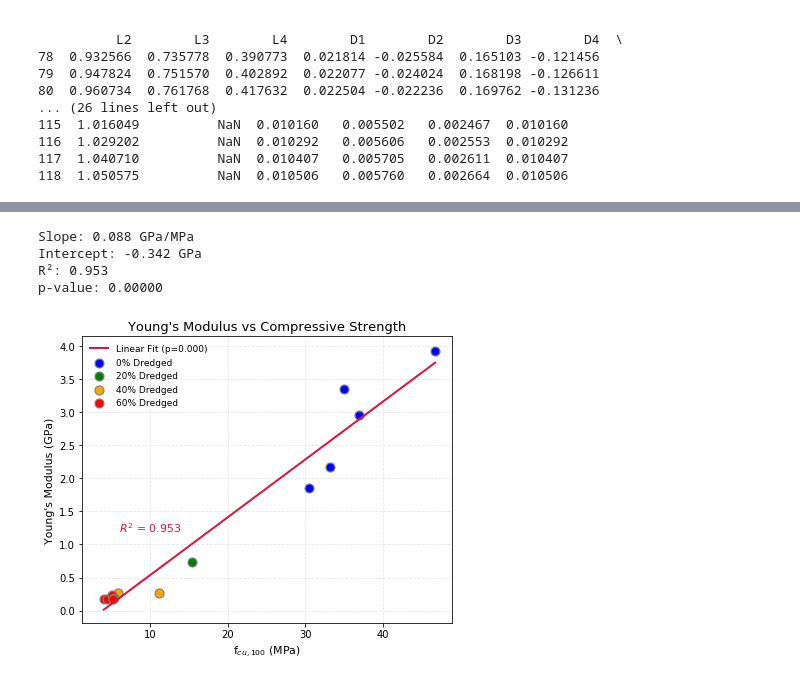
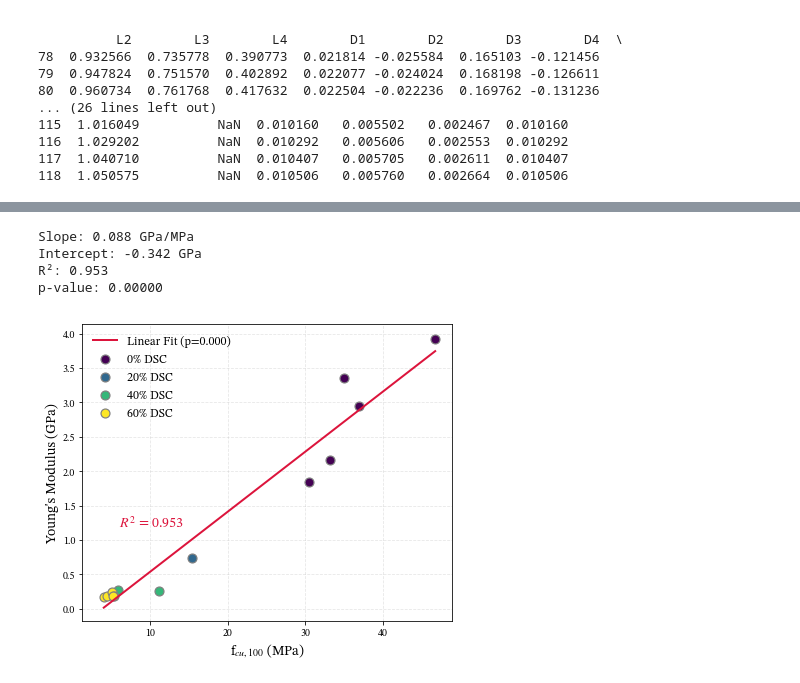
Before and after one commit to ThomasPennockTU/Thesis_Repository, a Jupyter notebook: workfolder/Material strength tests/material_strength_test.ipynb, the cells around one changed output, grey strips where cells are left out. Saved outputs shown, nothing was run; the diff lists cells and outputs as text; code cells hidden in the pictures.

```diff
--- a/workfolder/Material strength tests/material_strength_test.ipynb
+++ b/workfolder/Material strength tests/material_strength_test.ipynb
@@ -4230,6 +4230,11 @@ Mix (%)   Density (kg/m³)          f_cu,100 (MPa)           E-Modulus (GPa)
 import matplotlib.pyplot as plt
 import numpy as np
 from scipy.stats import linregress
+from matplotlib import cm
+
+# --------- Set STIX Font ---------
+plt.rcParams["font.family"] = "STIX Two Text"
+plt.rcParams["mathtext.fontset"] = "stix"
 
 # ------------------------
 # Flatten Data
@@ -4275,10 +4280,16 @@ print(f"p-value: {p_value:.5f}")
 
 fig, ax = plt.subplots(figsize=(6,5))
 
-# Scatter plot, colored by dredged content
-colors = {0: 'blue', 20: 'green', 40: 'orange', 60: 'red'}
+# Prepare Viridis colors
+contents_unique = np.unique(all_content)
+viridis = cm.get_cmap('viridis', len(contents_unique))
+colors_array = viridis(range(len(contents_unique)))
 
-for content in np.unique(all_content):
+# Map contents to colors
+colors = dict(zip(contents_unique, colors_array))
+
+# Scatter plot
+for i, content in enumerate(contents_unique):
     mask = all_content == content
     ax.scatter(
         all_fcu[mask],
@@ -4287,39 +4298,39 @@ for content in np.unique(all_content):
         color=colors[content],
         edgecolor='grey',
         linewidth=1.2,
-        label=f'{content}% Dredged'
+        label=f'{content}% DSC'
     )
 
 # Plot regression line
 ax.plot(
     x_fit,
     y_fit,
     color='crimson',
     linewidth=2,
     label=f'Linear Fit (p={p_value:.3f})'
 )
 
 # Annotate R²
 ax.text(
     min(all_fcu) + 2,
     max(all_emod)*0.3,
     f"$R^2$ = {r_value**2:.3f}",
     color='crimson',
-    fontsize=11
+    fontsize=14
 )
 
-ax.set_title("Young's Modulus vs Compressive Strength", fontsize=13)
-ax.set_xlabel('f$_{cu,100}$ (MPa)', fontsize=11)
-ax.set_ylabel("Young's Modulus (GPa)", fontsize=11)
+# ax.set_title("Young's Modulus vs Compressive Strength", fontsize=13)
+ax.set_xlabel('f$_{cu,100}$ (MPa)', fontsize=14)
+ax.set_ylabel("Young's Modulus (GPa)", fontsize=14)
 ax.grid(True, linestyle='--', alpha=0.3)
-ax.legend(frameon=False, fontsize=9)
+ax.legend(frameon=False, fontsize=12)
 
 plt.tight_layout()
 plt.savefig("E_vs_fcu_all_points_with_line.png", dpi=300, bbox_inches='tight')
 plt.show()
 # %% [output]
 Slope: 0.088 GPa/MPa
 Intercept: -0.342 GPa
 R²: 0.953
 p-value: 0.00000
-[figure, old version]
+[figure, new version]
```
Also changed, not shown: 5 other files.
